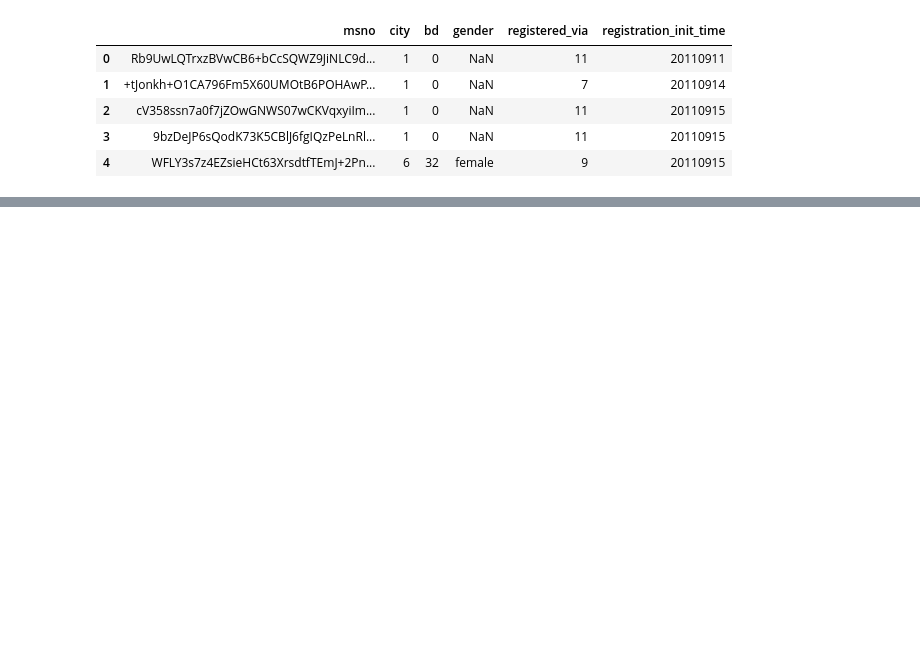
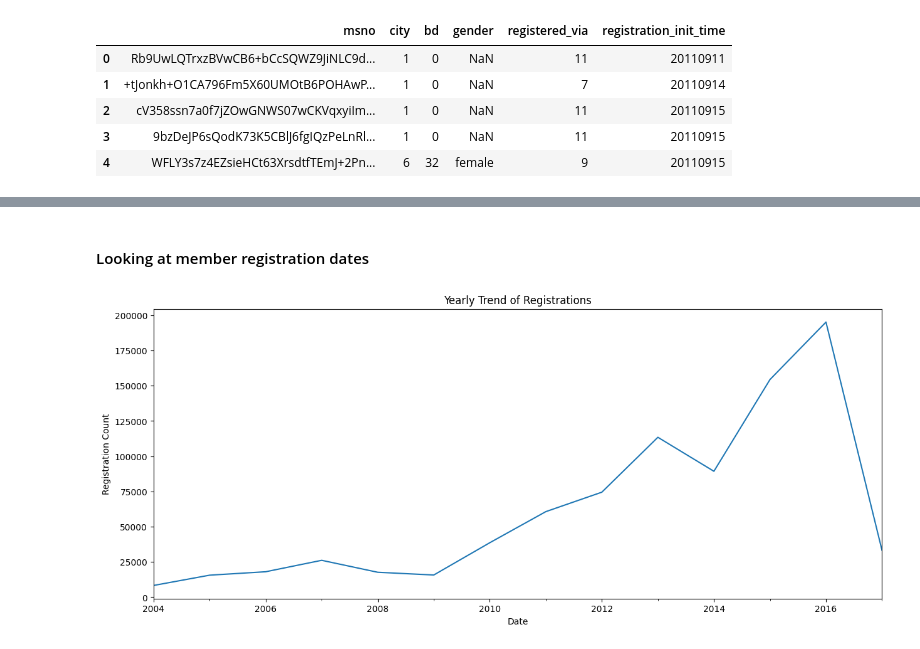
Before and after one commit to JamieVo890/KKBOX-Churn-Prediction, a Jupyter notebook: Notebooks/EDA.ipynb, the cells around one changed output, grey strips where cells are left out. Cells and saved outputs as stored; diff of their text form; code cells hidden in the pictures; blank space fills up the shorter version.

```diff
--- a/Notebooks/EDA.ipynb
+++ b/Notebooks/EDA.ipynb
@@ -25,0 +142,22 @@ members_df.head()
+# %% [markdown]
+#### Looking at member registration dates
+# %%
+# Changing to date format
+members_df_date = members_df_churn.copy()
+members_df_date['registration_init_time'] = pd.to_datetime(members_df_date['registration_init_time'], format='%Y%m%d')
+
+# Set the date as the index
+members_df_date.set_index('registration_init_time', inplace=True)
+# %%
+# Resample to get the count per day
+daily_counts = members_df_date.resample('YE').size()
+
+# Plot the time series line plot
+plt.figure(figsize=(15, 6))
+daily_counts.plot()
+plt.title('Yearly Trend of Registrations')
+plt.xlabel('Date')
+plt.ylabel('Registration Count')
+plt.show()
+# %% [output]
+[figure, added]
```
Also changed, not shown: parts of 36 cells of this notebook.
